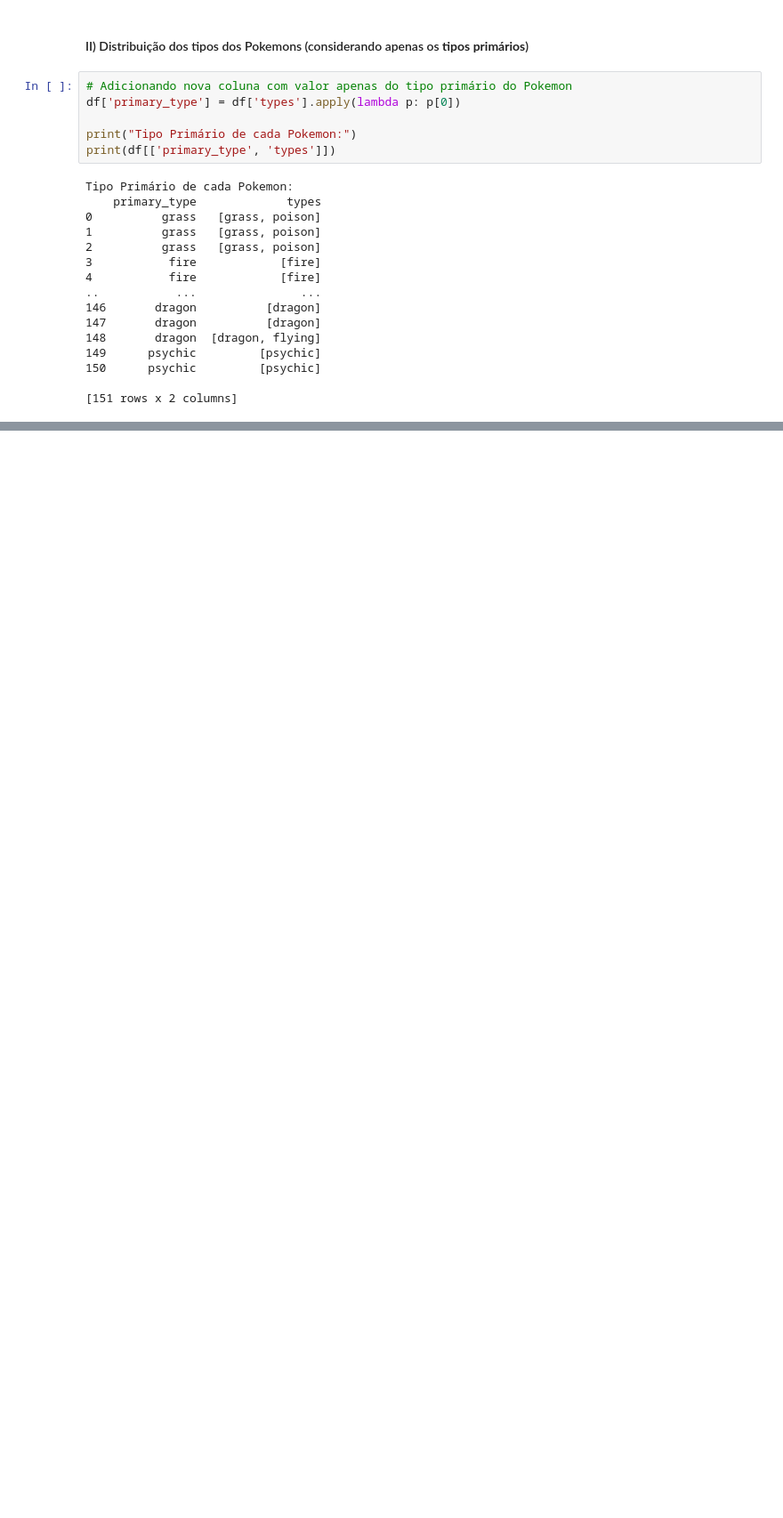
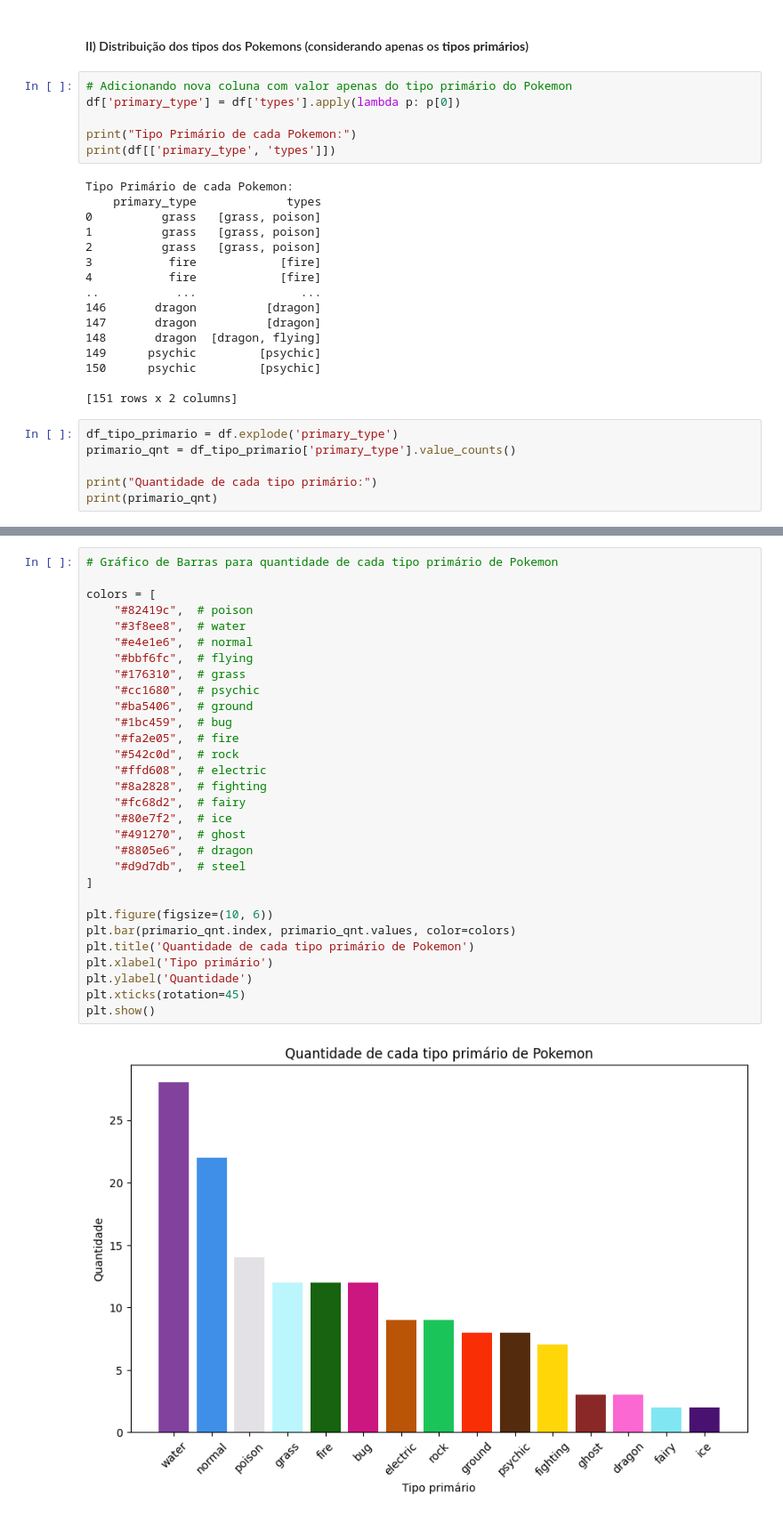
Before and after one commit to noemicho/pokeAPI, a Jupyter notebook: DesafioParte1.ipynb, the cells around one changed output, grey strips where cells are left out. Shown at 89% size. Cells and saved outputs as stored; diff of their text form; blank space fills up the shorter version.

```diff
--- a/DesafioParte1.ipynb
+++ b/DesafioParte1.ipynb
@@ -169,3 +169,9 @@ Tipo Primário de cada Pokemon:
 150      psychic         [psychic]
 
 [151 rows x 2 columns]
+# %%
+df_tipo_primario = df.explode('primary_type')
+primario_qnt = df_tipo_primario['primary_type'].value_counts()
+
+print("Quantidade de cada tipo primário:")
+print(primario_qnt)
@@ -171,0 +204,32 @@ Tipo Primário de cada Pokemon:
+# %%
+# Gráfico de Barras para quantidade de cada tipo primário de Pokemon
+
+colors = [
+    "#82419c",  # poison
+    "#3f8ee8",  # water
+    "#e4e1e6",  # normal
+    "#bbf6fc",  # flying
+    "#176310",  # grass
+    "#cc1680",  # psychic
+    "#ba5406",  # ground
+    "#1bc459",  # bug
+    "#fa2e05",  # fire
+    "#542c0d",  # rock
+    "#ffd608",  # electric
+    "#8a2828",  # fighting
+    "#fc68d2",  # fairy
+    "#80e7f2",  # ice
+    "#491270",  # ghost
+    "#8805e6",  # dragon
+    "#d9d7db",  # steel
+]
+
+plt.figure(figsize=(10, 6))
+plt.bar(primario_qnt.index, primario_qnt.values, color=colors)
+plt.title('Quantidade de cada tipo primário de Pokemon')
+plt.xlabel('Tipo primário')
+plt.ylabel('Quantidade')
+plt.xticks(rotation=45)
+plt.show()
+# %% [output]
+[figure, added]
```
Also changed, not shown: parts of 2 cells of this notebook.
